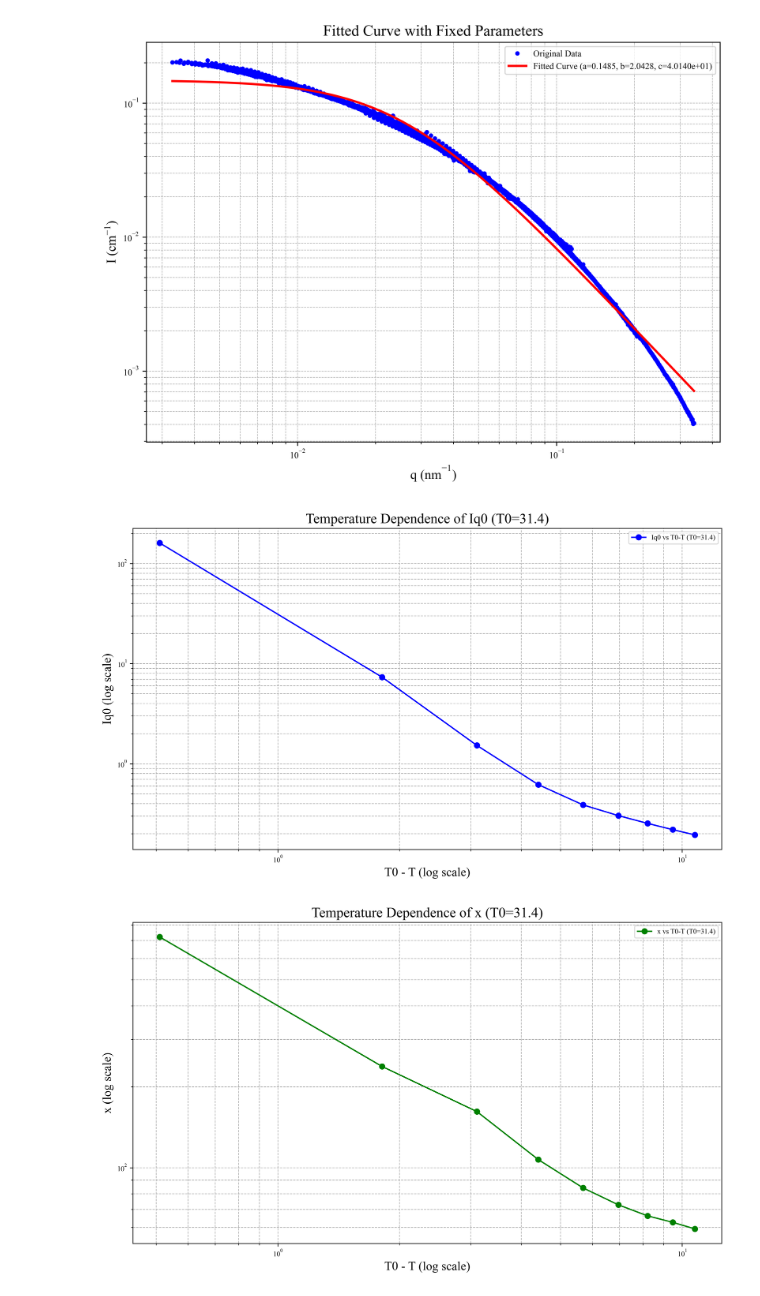
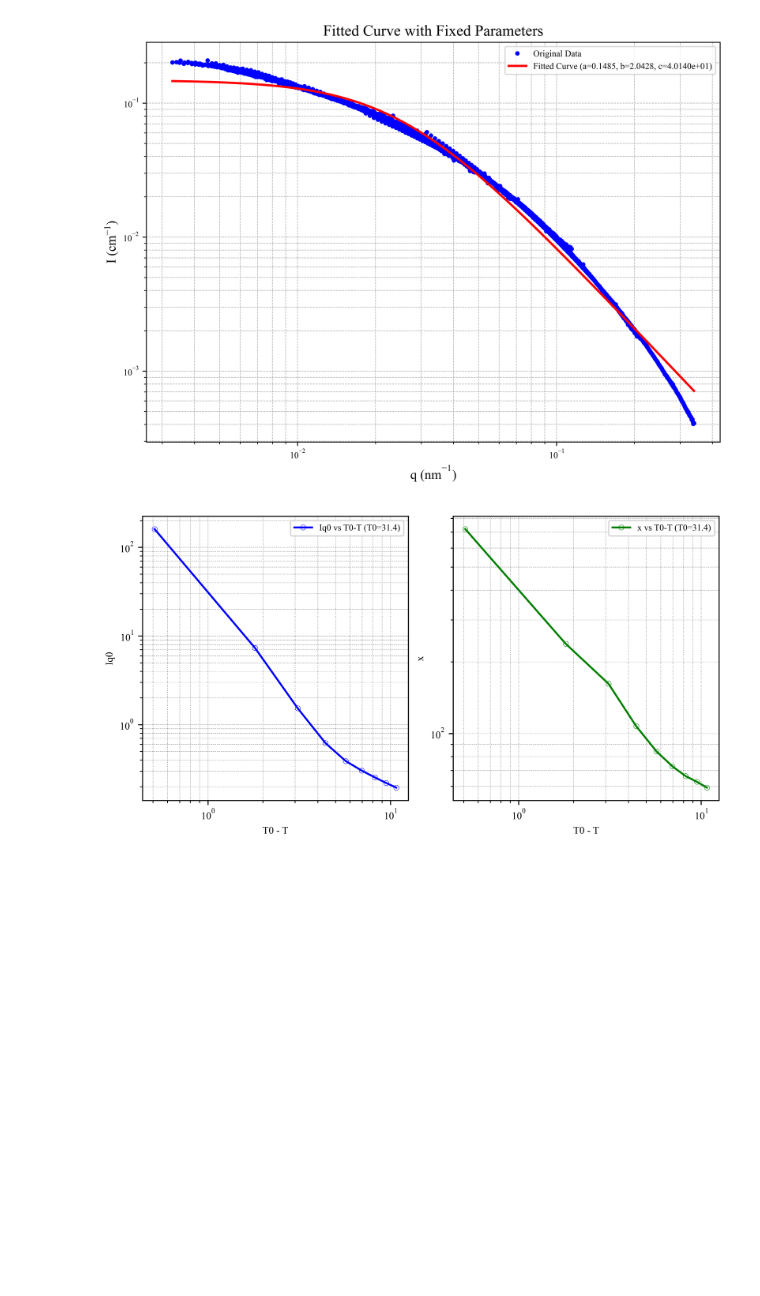
Before and after one commit to AZjk/llps-saxpcs, a Jupyter notebook: H06/H06_SAXS_Scaling.ipynb, the cells around one changed output. Drawn from its saved outputs; the diff is of its cells as text; code cells hidden in the pictures; blank space fills up the shorter version.

```diff
--- a/H06/H06_SAXS_Scaling.ipynb
+++ b/H06/H06_SAXS_Scaling.ipynb
@@ -635,11 +635,24 @@ Fitted parameters: a = 0.1485, b = 2.0428, c = 4.0140e+01
 Fitted Y Range: 0.0007118705577200248 to 0.14617567092823544
 [figure]
 # %%
-t = []
-for avg_dict in avg_ramp_up:
-    t.append(np.nanmean(avg_dict['temperature']))
-temperatures = t[:-1]
-temperatures = np.array(temperatures)
+import numpy as np
+import matplotlib.pyplot as plt
+from scipy.optimize import curve_fit
+
+# Set plot formatting
+plt.rcParams['pdf.fonttype'] = 42
+plt.rcParams["font.family"] = "Times New Roman"
+plt.rcParams['font.size'] = 8  # Set global font size to 8
+plt.rcParams['figure.dpi'] = 600
+
+# Calculate figure width for 86 mm
+figure_width_mm = 86
+figure_width_inches = figure_width_mm / 25.4  # Convert mm to inches
+
+# Process temperature data
+t = [np.nanmean(avg_dict['temperature']) for avg_dict in avg_ramp_up]
+temperatures = np.array(t[:-1])
+
 # Function to preprocess data and retain valid indices
 def preprocess_data_with_indices(avg_data_list, ql_sta):
     cleaned_data_list = []
@@ -663,57 +676,56 @@ def preprocess_data_with_indices(avg_data_list, ql_sta):
 # Preprocess the data and get valid indices
 avg_ramp_up_cleaned, ql_sta_cleaned, valid_indices = preprocess_data_with_indices(avg_ramp_up, ql_sta)
 
-
 # Define the fitting function
 def scattering_fit(q, Iq0, x):
     b = 1.7815  # Fixed value
     return Iq0 / (1 + (x * q)**b)
 
 # Fit each temperature curve
 fitted_parameters = []
-for i, (q, data) in enumerate(zip(ql_sta_cleaned, avg_ramp_up_cleaned)):
+for q, data in zip(ql_sta_cleaned, avg_ramp_up_cleaned):
     I = data['saxs_1d']
     try:
         popt, _ = curve_fit(scattering_fit, q, I, p0=[np.max(I), 1], bounds=([0, 0], [np.inf, np.inf]))
         Iq0_fit, x_fit = popt
         fitted_parameters.append((Iq0_fit, x_fit))
     except RuntimeError:
         pass
 
 # Ensure temperatures and fitted parameters are aligned
 if len(fitted_parameters) != len(temperatures):
     raise ValueError("Mismatch between fitted parameters and temperature list!")
+
 # Explore different T0 values
 T0_values = [31.4]
 for T0 in T0_values:
     T_diff = T0 - temperatures  # Ensure a single array
     Iq0_values = [param[0] for param in fitted_parameters]
     x_values = [param[1] for param in fitted_parameters]
 
-    # Save data to CSV
-    output_filename = f"scaling_coefficients_T0_{T0:.1f}.csv"
+    # Create side-by-side plots
+    fig, axes = plt.subplots(1, 2, figsize=(figure_width_inches * 2, figure_width_inches * 4.0 / 3.8), constrained_layout=True)
 
     # Plot Iq0 vs T0 - T
-    fig, ax = plt.subplots(figsize=(10, 6))
-    ax.loglog(T_diff, Iq0_values, 'o-', color='blue', label=f'Iq0 vs T0-T (T0={T0:.1f})')
-    ax.set_xlabel('T0 - T (log scale)', fontsize=14)
-    ax.set_ylabel('Iq0 (log scale)', fontsize=14)
-    ax.set_title(f'Temperature Dependence of Iq0 (T0={T0:.1f})', fontsize=16)
-    ax.grid(True, which='both', linestyle='--', linewidth=0.7)
-    ax.legend()
-    plt.tight_layout()
-    plt.show()
+    ax = axes[0]
+    ax.loglog(T_diff, Iq0_values, 'o-', color='blue', markersize=4, markerfacecolor='none', markeredgewidth=0.3, label=f'Iq0 vs T0-T (T0={T0:.1f})')
+    ax.set_xlabel('T0 - T', fontsize=8)
+    ax.set_ylabel('Iq0', fontsize=8)
+    ax.tick_params(axis='both', which='major', labelsize=8)
+    ax.grid(which='both', linestyle=':', linewidth=0.4, color='gray')
+    ax.legend(fontsize=7, frameon=True)
 
     # Plot x vs T0 - T
-    fig, ax = plt.subplots(figsize=(10, 6))
-    ax.loglog(T_diff, x_values, 'o-', color='green', label=f'x vs T0-T (T0={T0:.1f})')
-    ax.set_xlabel('T0 - T (log scale)', fontsize=14)
-    ax.set_ylabel('x (log scale)', fontsize=14)
-    ax.set_title(f'Temperature Dependence of x (T0={T0:.1f})', fontsize=16)
-    ax.grid(True, which='both', linestyle='--', linewidth=0.7)
-    ax.legend()
-    plt.tight_layout()
+    ax = axes[1]
+    ax.loglog(T_diff, x_values, 'o-', color='green', markersize=4, markerfacecolor='none', markeredgewidth=0.3, label=f'x vs T0-T (T0={T0:.1f})')
+    ax.set_xlabel('T0 - T', fontsize=8)
+    ax.set_ylabel('x', fontsize=8)
+    ax.tick_params(axis='both', which='major', labelsize=8)
+    ax.grid(which='both', linestyle=':', linewidth=0.4, color='gray')
+    ax.legend(fontsize=7, frameon=True)
+
+    # Save and show plot
+    plt.savefig(f'scaling_T0_{T0:.1f}.pdf')
     plt.show()
 # %% [output]
-[figure, old version]
+[figure, new version]
-[figure, removed]
```
Also changed, not shown: parts of 1 cell of this notebook, 1 other file.
